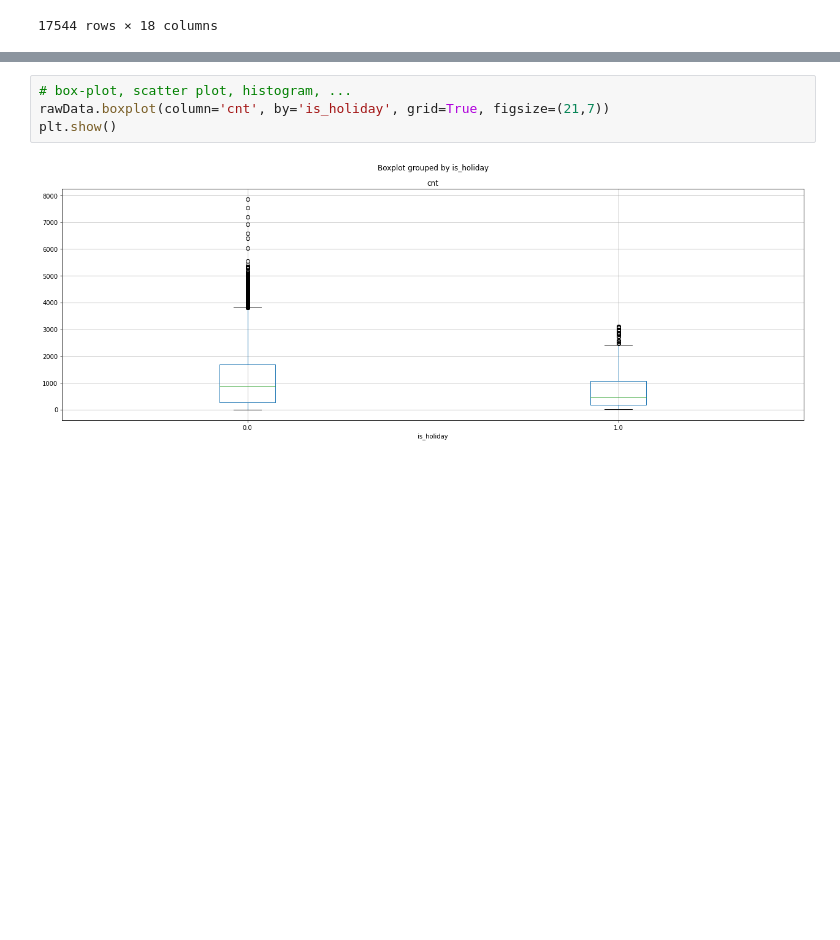
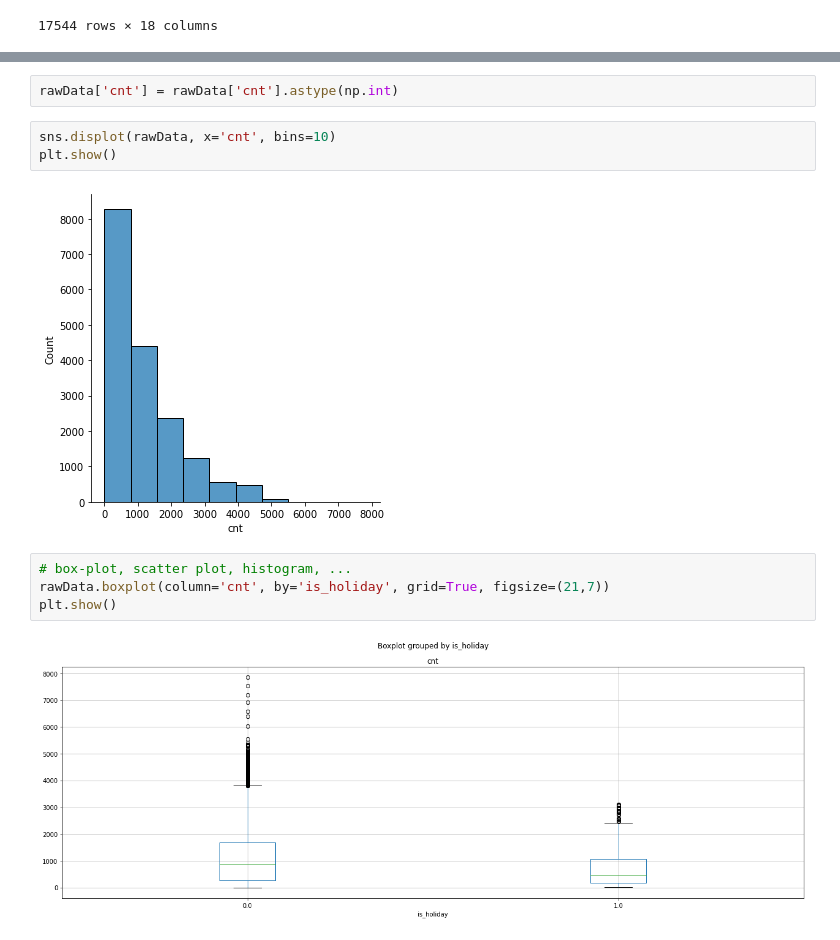
Before and after one commit to sapience2357/lectures, a Jupyter notebook: lectures on AI/machineLearning/다중선형회귀분석(bike-sharing).ipynb, the cells around one changed output, grey strips where cells are left out. Drawn from its saved outputs; the diff is of its cells as text; blank space fills up the shorter version.

```diff
--- a/lectures on AI/machineLearning/다중선형회귀분석(bike-sharing).ipynb
+++ b/lectures on AI/machineLearning/다중선형회귀분석(bike-sharing).ipynb
@@ -301,3 +438,10 @@ memory usage: 2.5 MB
+# %%
+rawData['cnt'] = rawData['cnt'].astype(np.int)
+# %%
+sns.displot(rawData, x='cnt', bins=10)
+plt.show()
+# %% [output]
+[figure, added]
 # %%
 # box-plot, scatter plot, histogram, ...
 rawData.boxplot(column='cnt', by='is_holiday', grid=True, figsize=(21,7))
```
Also changed, not shown: parts of 49 cells of this notebook.
